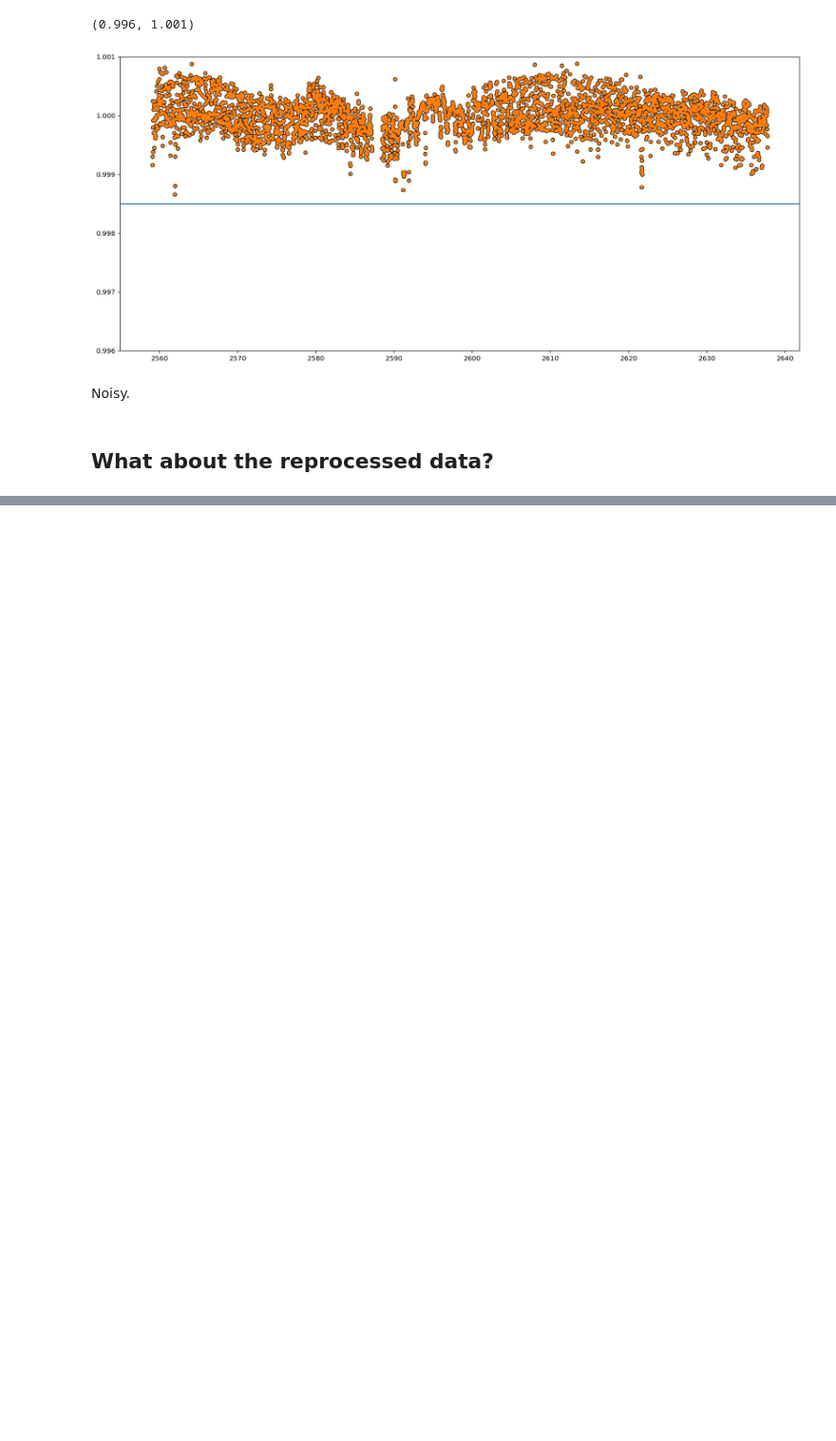
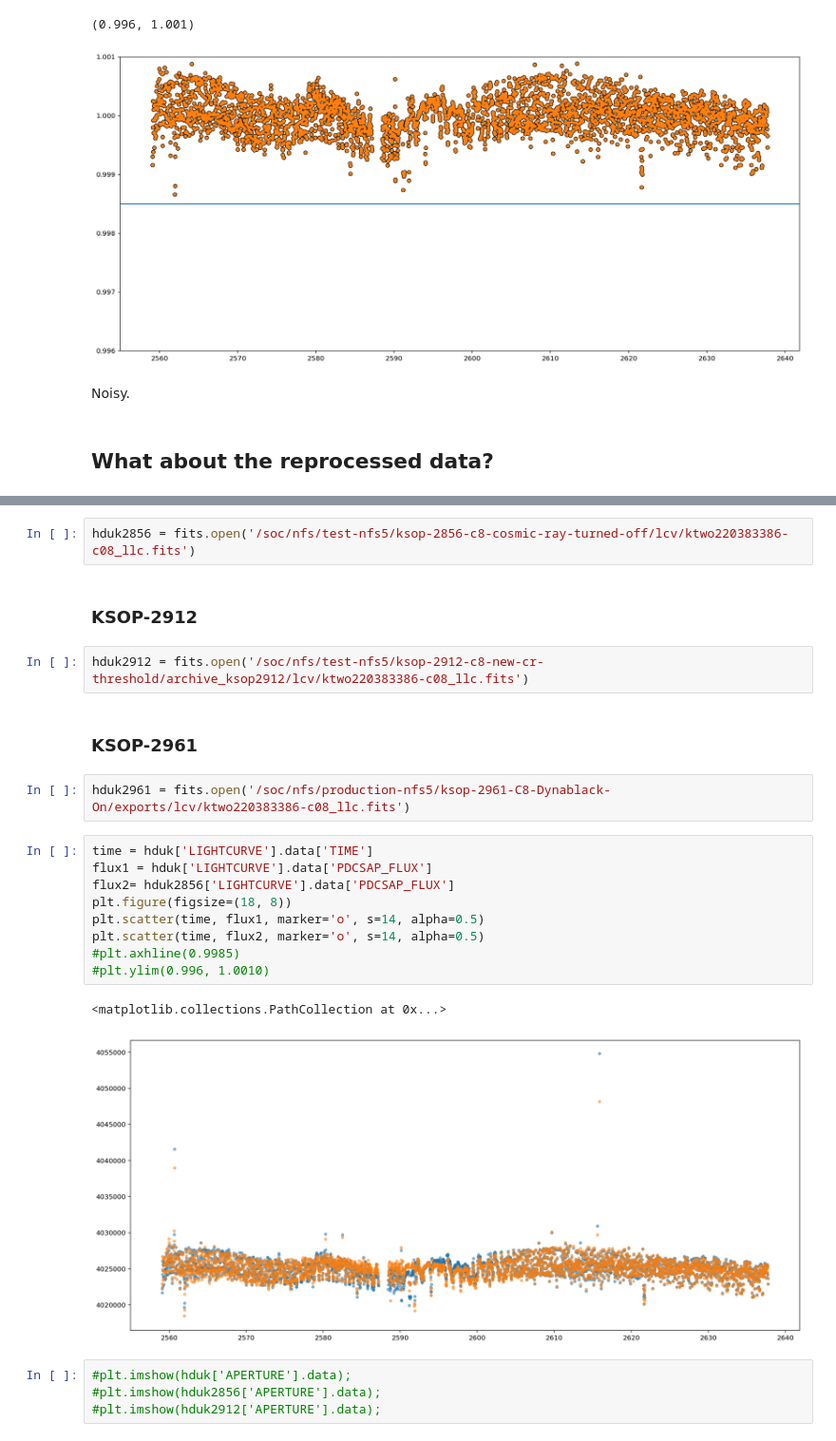
Before and after one commit to BrownDwarf/reprocess_or_not, a Jupyter notebook: notebooks/04.01-HD3167_reproduction.ipynb, the cells around one changed output, grey strips where cells are left out. Shown at 95% size. Cells and saved outputs as stored; diff of their text form; blank space fills up the shorter version.

```diff
--- a/notebooks/04.01-HD3167_reproduction.ipynb
+++ b/notebooks/04.01-HD3167_reproduction.ipynb
@@ -229,0 +219,26 @@ Noisy.
+# %%
+hduk2856 = fits.open('/soc/nfs/test-nfs5/ksop-2856-c8-cosmic-ray-turned-off/lcv/ktwo220383386-c08_llc.fits')
+# %% [markdown]
+### KSOP-2912
+# %%
+hduk2912 = fits.open('/soc/nfs/test-nfs5/ksop-2912-c8-new-cr-threshold/archive_ksop2912/lcv/ktwo220383386-c08_llc.fits')
+# %% [markdown]
+### KSOP-2961
+# %%
+hduk2961 = fits.open('/soc/nfs/production-nfs5/ksop-2961-C8-Dynablack-On/exports/lcv/ktwo220383386-c08_llc.fits')
+# %%
+time = hduk['LIGHTCURVE'].data['TIME']
+flux1 = hduk['LIGHTCURVE'].data['PDCSAP_FLUX']
+flux2= hduk2856['LIGHTCURVE'].data['PDCSAP_FLUX']
+plt.figure(figsize=(18, 8))
+plt.scatter(time, flux1, marker='o', s=14, alpha=0.5)
+plt.scatter(time, flux2, marker='o', s=14, alpha=0.5)
+#plt.axhline(0.9985)
+#plt.ylim(0.996, 1.0010)
+# %% [output]
+<matplotlib.collections.PathCollection at 0x...>
+[figure, added]
+# %%
+#plt.imshow(hduk['APERTURE'].data);
+#plt.imshow(hduk2856['APERTURE'].data);
+#plt.imshow(hduk2912['APERTURE'].data);
```
Also changed, not shown: parts of 16 cells of this notebook.
